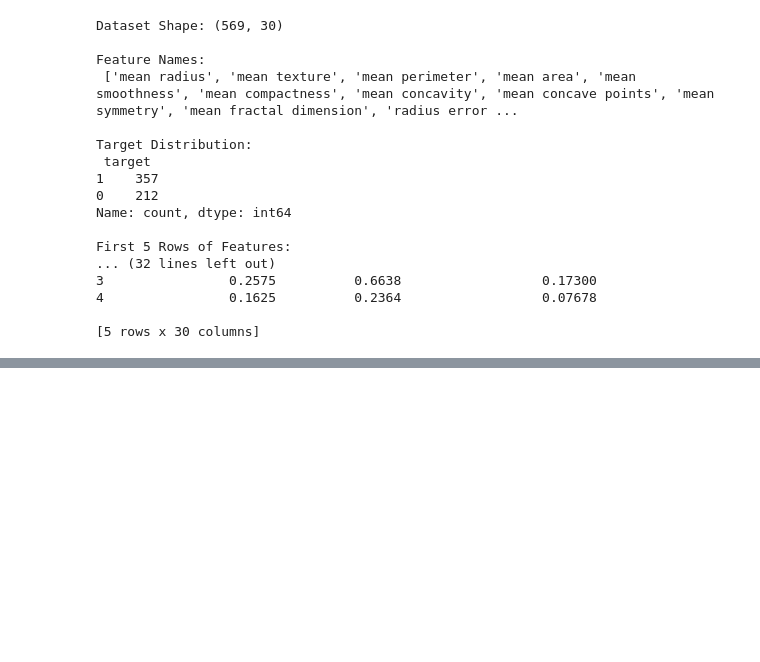
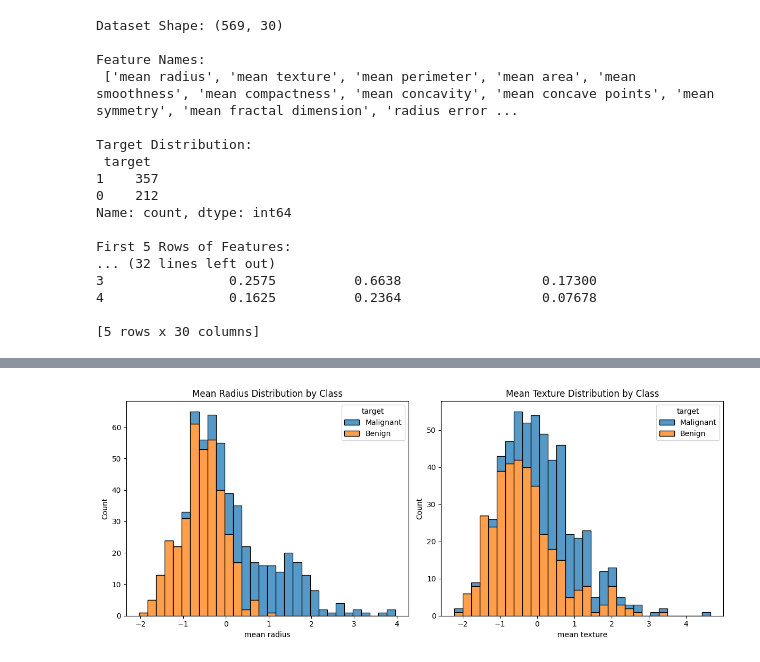
Before and after one commit to GoudyMT/breast-cancer-logistic-regression, a Jupyter notebook: logistic_regression_breast_cancer.ipynb, the cells around one changed output, grey strips where cells are left out. Cells and saved outputs as stored; diff of their text form; code cells hidden in the pictures; blank space fills up the shorter version.

Commit message:
Add feature distribution visualizations

```diff
--- a/logistic_regression_breast_cancer.ipynb
+++ b/logistic_regression_breast_cancer.ipynb
@@ -48,0 +53,11 @@ First 5 Rows of Features:
+# %%
+# Initialize scaler
+scaler = StandardScaler()
+
+# Fit and transform the features
+X_scaled = scaler.fit_transform(X)
+X_scaled = pd.DataFrame(X_scaled, columns=X.columns)
+
+# Verify scaling (mean ~ 0, std ~ 1 for each feature)
+print("Scaled Features - Mean:\n", X_scaled.mean().head())
+print("\nScaled Features - Standard Deviation:\n", X_scaled.std().head())
@@ -48,0 +83,20 @@ First 5 Rows of Features:
+# %%
+# Combine features and target for visualization
+data_viz = X_scaled.copy()
+data_viz['target'] = y.map({0: 'Malignant', 1: 'Benign'})
+
+# Plot histograms for mean radius and mean texture
+plt.figure(figsize=(12, 5))
+
+plt.subplot(1, 2, 1)
+sns.histplot(data=data_viz, x='mean radius', hue='target', multiple='stack', bins=30)
+plt.title('Mean Radius Distribution by Class')
+
+plt.subplot(1, 2, 2)
+sns.histplot(data=data_viz, x='mean texture', hue='target', multiple='stack', bins=30)
+plt.title('Mean Texture Distribution by Class')
+
+plt.tight_layout()
+plt.show()
+# %% [output]
+[figure, added]
```
Also changed, not shown: parts of 4 cells of this notebook.
